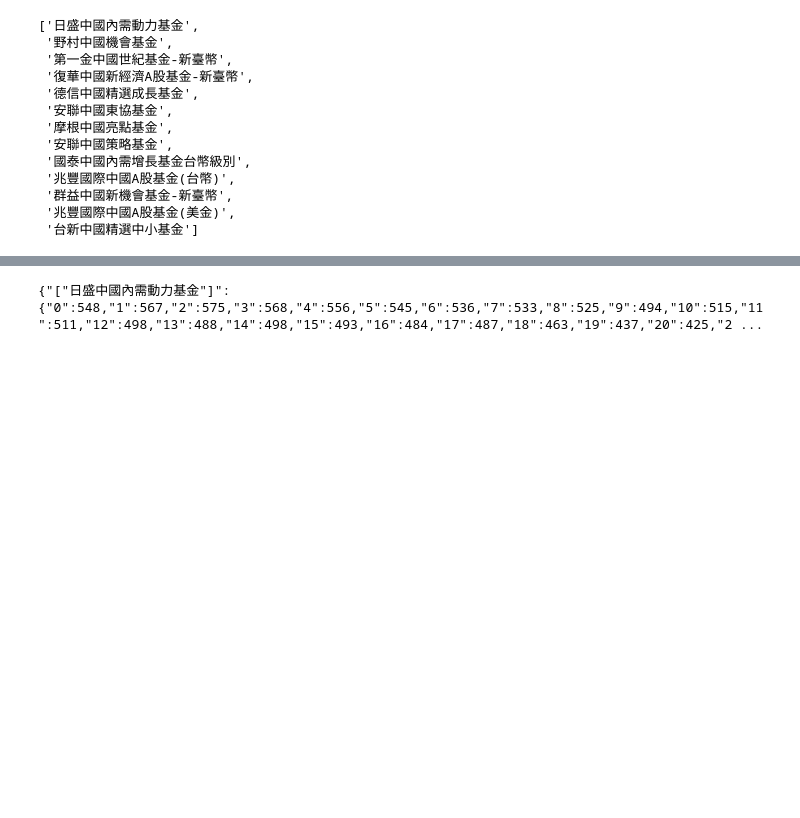
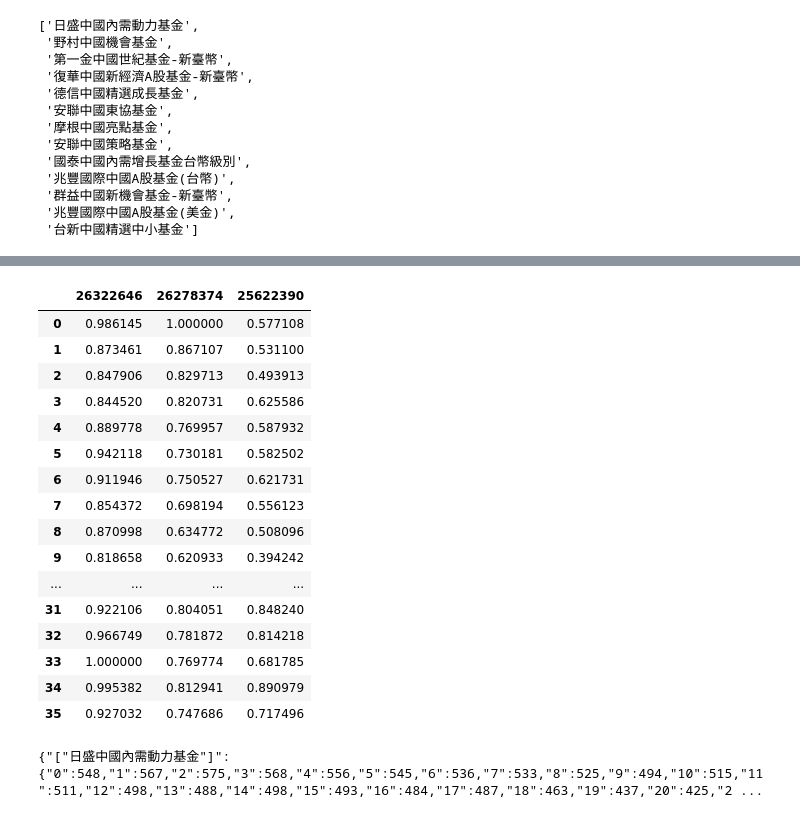
Before and after one commit to Jtrue27/Fintech-TM-ML, a Jupyter notebook: 定期定額資料爬蟲/data_preprocessing.ipynb, the cells around one changed output, grey strips where cells are left out. Cells and saved outputs as stored; diff of their text form; code cells hidden in the pictures; blank space fills up the shorter version.

```diff
--- a/定期定額資料爬蟲/data_preprocessing.ipynb
+++ b/定期定額資料爬蟲/data_preprocessing.ipynb
@@ -515,3 +527,48 @@ len(result_id['China'])
+# %%
+def get_moneys(ids):
+    sip_moneys={}
+    for item in ids:
+        sip_money=[]
+        for i in range(14*12+4,17*12+4):
+                    a=df_corrects[i][df_corrects[i]['基金統編']==item]['本月定時定額扣款金額'].values[0]
+                    sip_money.append(a)
+                    sip_moneys[item]=sip_money
+    return pd.DataFrame(sip_moneys)
+# %%
+china_sip_money=get_moneys(result_id['China'])
+for item in  result_id['China']:
+    china_sip_money[item]= china_sip_money[item]/china_sip_money[item].max()
+# %%
+brazil_sip_money=get_moneys(result_id['Brazil'])
+for item in  result_id['Brazil']:
+    brazil_sip_money[item]= brazil_sip_money[item]/brazil_sip_money[item].max()
+# %%
+russia_sip_money=get_moneys(result_id['Russia'])
+for item in  result_id['Russia']:
+    russia_sip_money[item]= russia_sip_money[item]/russia_sip_money[item].max()
+# %%
+india_sip_money=get_moneys(result_id['India'])
+for item in  result_id['India']:
+    india_sip_money[item]= india_sip_money[item]/india_sip_money[item].max()
+india_sip_money
+# %% [output]
+|  | 26322646 | 26278374 | 25622390 |
+| 0 | 0.986145 | 1.000000 | 0.577108 |
+| 1 | 0.873461 | 0.867107 | 0.531100 |
+| 2 | 0.847906 | 0.829713 | 0.493913 |
+| 3 | 0.844520 | 0.820731 | 0.625586 |
+| 4 | 0.889778 | 0.769957 | 0.587932 |
+| 5 | 0.942118 | 0.730181 | 0.582502 |
+| 6 | 0.911946 | 0.750527 | 0.621731 |
+| 7 | 0.854372 | 0.698194 | 0.556123 |
+| 8 | 0.870998 | 0.634772 | 0.508096 |
+| 9 | 0.818658 | 0.620933 | 0.394242 |
+| ... | ... | ... | ... |
+| 31 | 0.922106 | 0.804051 | 0.848240 |
+| 32 | 0.966749 | 0.781872 | 0.814218 |
+| 33 | 1.000000 | 0.769774 | 0.681785 |
+| 34 | 0.995382 | 0.812941 | 0.890979 |
+| 35 | 0.927032 | 0.747686 | 0.717496 |
 # %%
 df=get_funding(aliveDF)
 df_china=df[result_id['China']]
```
Also changed, not shown: parts of 2 cells of this notebook, 7 other files.
